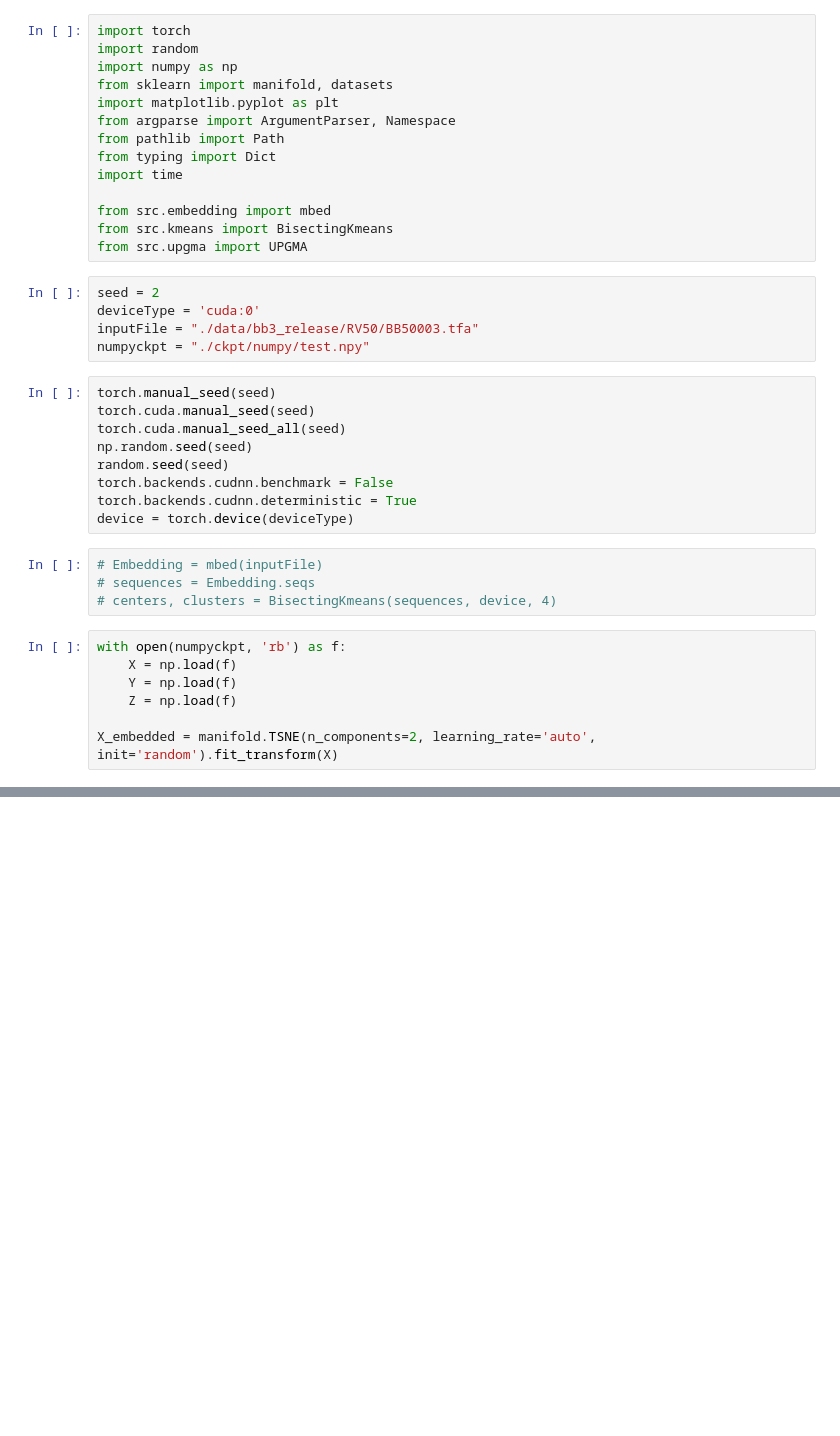
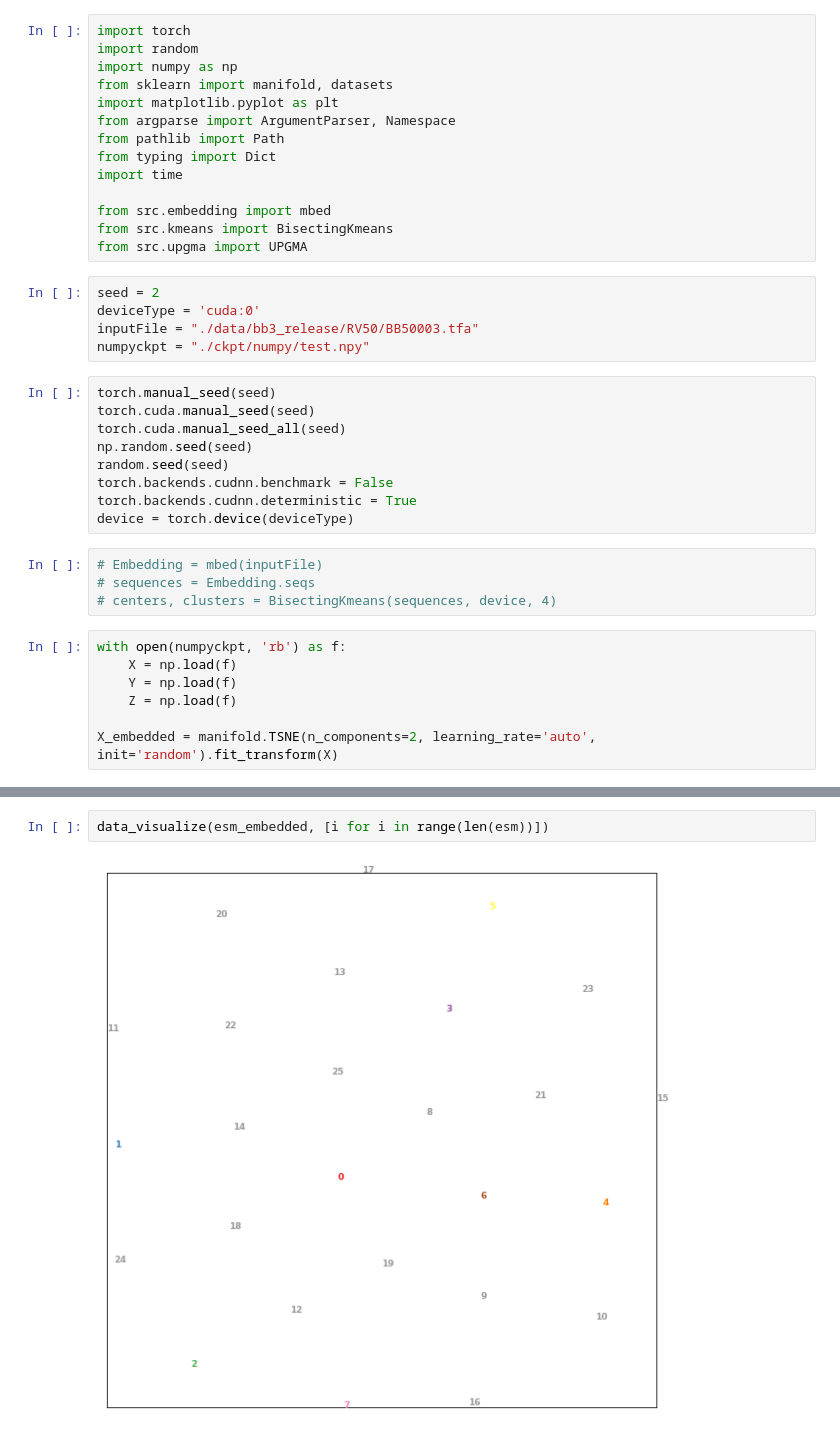
Before and after one commit to JeterHwang/guide-tree, a Jupyter notebook: guideTree-python/visualize.ipynb, the cells around one changed output, grey strips where cells are left out. Drawn from its saved outputs; the diff is of its cells as text; blank space fills up the shorter version.

```diff
--- a/guideTree-python/visualize.ipynb
+++ b/guideTree-python/visualize.ipynb
@@ -85,0 +113,4 @@ plt.show()
+# %%
+data_visualize(esm_embedded, [i for i in range(len(esm))])
+# %% [output]
+[figure, added]
```
Also changed, not shown: parts of 7 cells of this notebook, 24 other files.
